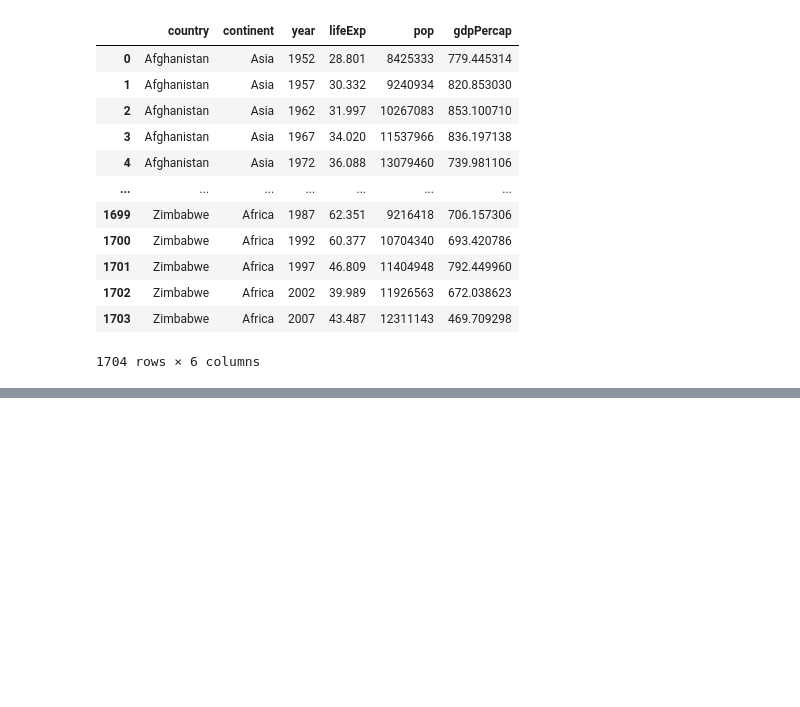
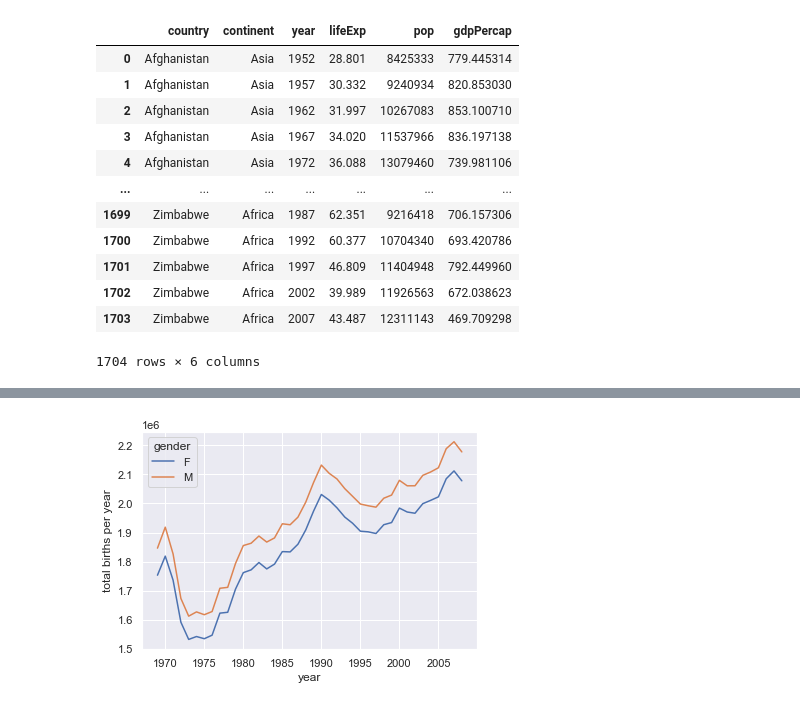
Before and after one commit to t8t/python22, a Jupyter notebook: Day4.ipynb, the cells around one changed output, grey strips where cells are left out. Drawn from its saved outputs; the diff is of its cells as text; code cells hidden in the pictures; blank space fills up the shorter version.

```diff
--- a/Day4.ipynb
+++ b/Day4.ipynb
@@ -1522,0 +1952,3 @@ df
+# %%
+births = pd.read_csv("data/births.csv")
+births.head()
@@ -1522,0 +1977,3 @@ df
+# %%
+births['decade'] = (births['year'] // 10) * 10
+births
@@ -1522,0 +2004,7 @@ df
+# %%
+import matplotlib.pyplot as plt
+sns.set()  # Seaborn 스타일 사용
+births.pivot_table('births', index='year', columns='gender', aggfunc='sum').plot()
+plt.ylabel('total births per year');
+# %% [output]
+[figure, added]
```
Also changed, not shown: parts of 53 cells of this notebook.
